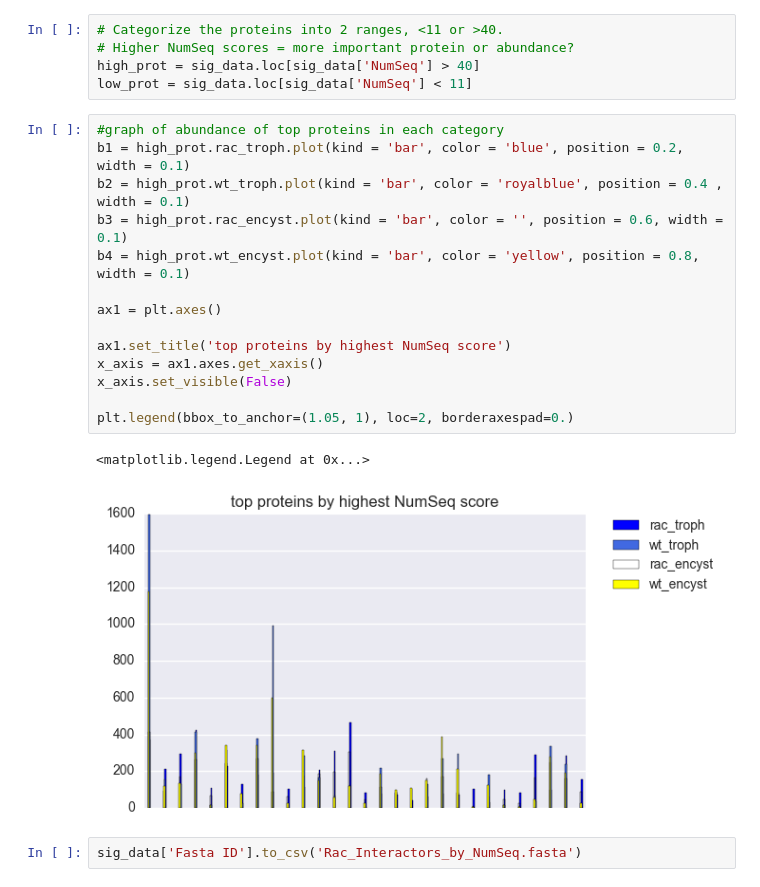
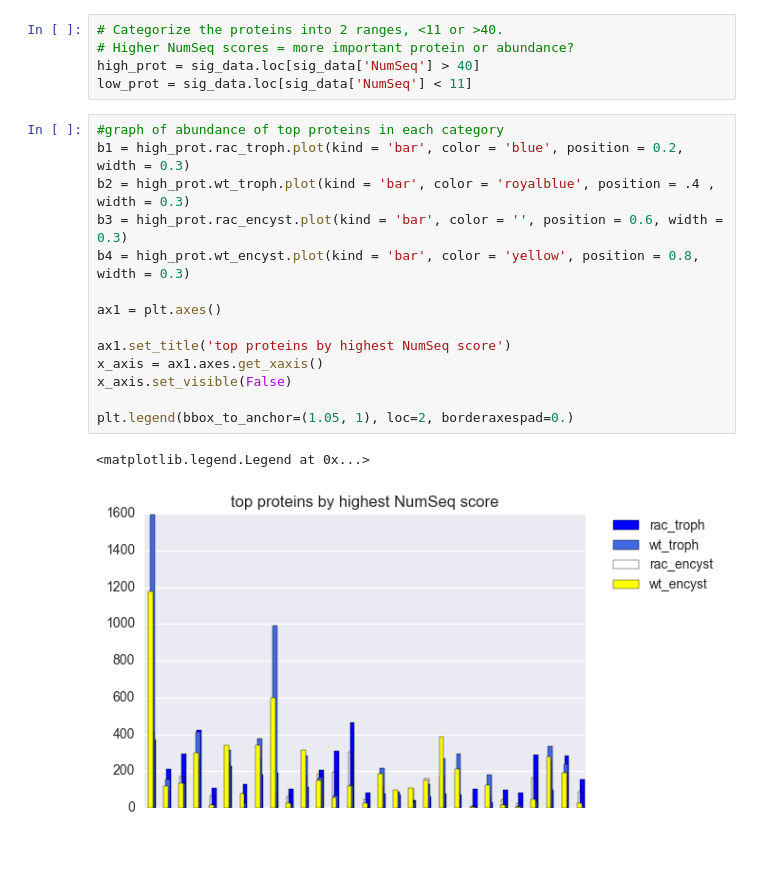
Before and after one commit to atpased/Giardia-encystation-Rac-interactors-, a Jupyter notebook: Giardia.ipynb, the cells around one changed output. Saved outputs shown, nothing was run; the diff lists cells and outputs as text; blank space fills up the shorter version.

Commit message:
Revised bar chart and new sorted dataframes
Bar chart without overlapping columns v1

```diff
--- a/Giardia.ipynb
+++ b/Giardia.ipynb
@@ -54,20 +54,18 @@ high_prot = sig_data.loc[sig_data['NumSeq'] > 40]
 low_prot = sig_data.loc[sig_data['NumSeq'] < 11]
 # %%
 #graph of abundance of top proteins in each category
-b1 = high_prot.rac_troph.plot(kind = 'bar', color = 'blue', position = 0.2, width = 0.1)
-b2 = high_prot.wt_troph.plot(kind = 'bar', color = 'royalblue', position = 0.4 , width = 0.1)
-b3 = high_prot.rac_encyst.plot(kind = 'bar', color = '', position = 0.6, width = 0.1)
-b4 = high_prot.wt_encyst.plot(kind = 'bar', color = 'yellow', position = 0.8, width = 0.1)
+b1 = high_prot.rac_troph.plot(kind = 'bar', color = 'blue', position = 0.2, width = 0.3)
+b2 = high_prot.wt_troph.plot(kind = 'bar', color = 'royalblue', position = .4 , width = 0.3)
+b3 = high_prot.rac_encyst.plot(kind = 'bar', color = '', position = 0.6, width = 0.3)
+b4 = high_prot.wt_encyst.plot(kind = 'bar', color = 'yellow', position = 0.8, width = 0.3)
 
 ax1 = plt.axes()
 
 ax1.set_title('top proteins by highest NumSeq score')
 x_axis = ax1.axes.get_xaxis()
 x_axis.set_visible(False)
 
 plt.legend(bbox_to_anchor=(1.05, 1), loc=2, borderaxespad=0.)
 # %% [output]
 <matplotlib.legend.Legend at 0x...>
-[figure, old version]
+[figure, new version]
-# %%
-sig_data['Fasta ID'].to_csv('Rac_Interactors_by_NumSeq.fasta')
```
Also changed, not shown: parts of 5 cells of this notebook, 3 other files.
